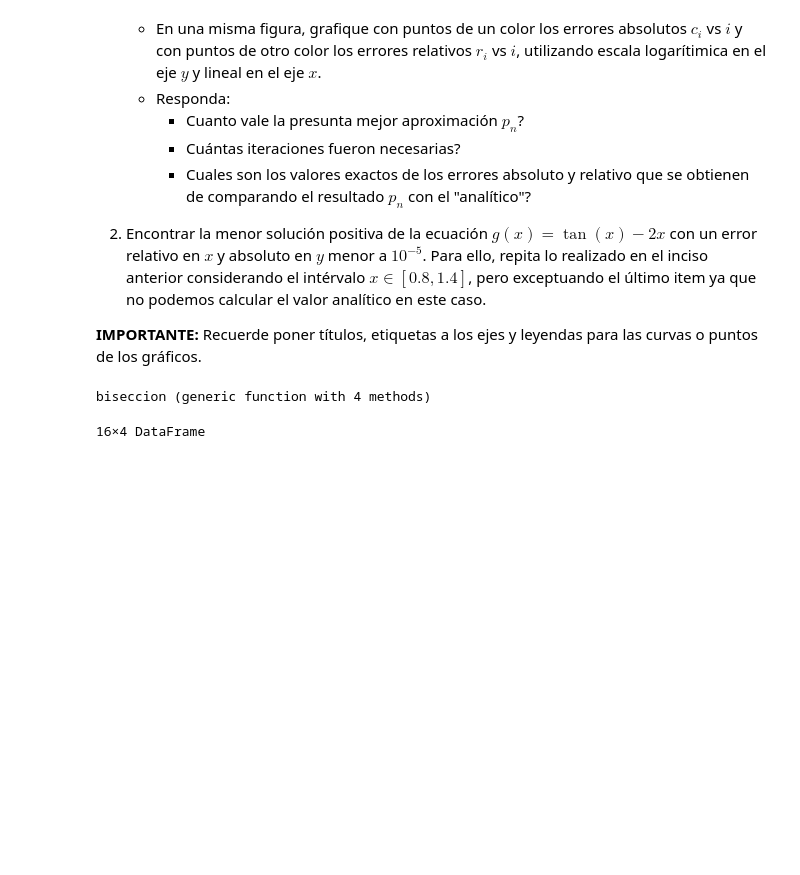
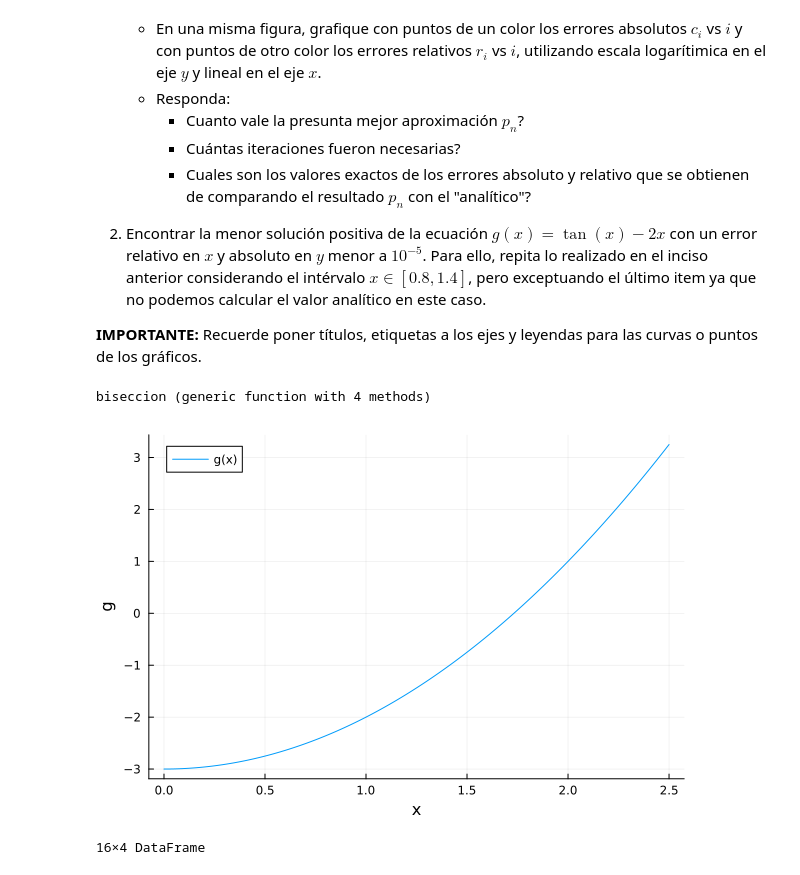
Before and after one commit to martingabrielgomez/Metodos_Numericos, a Jupyter notebook: guia-2-2024.ipynb, the cells around one changed output. Drawn from its saved outputs; the diff is of its cells as text; code cells hidden in the pictures; blank space fills up the shorter version.

```diff
--- a/guia-2-2024.ipynb
+++ b/guia-2-2024.ipynb
@@ -131,9 +128,11 @@ end
 biseccion (generic function with 4 methods)
 # %%
 g(x) = x^2-3
-g(x)= tan(x)-2x
+#g(x)= tan(x)-2x
 
-plot(g,0.8:0.01:1.4,xlabel ="x",ylabel = "g", label = "g(x)")
+plot(g,0:0.01:2.5,xlabel ="x",ylabel = "g", label = "g(x)")
+# %% [output]
+[figure, added]
 # %%
 conv,vect_pi,vect_f,vect_eabs,vect_erel = biseccion(g,[0.8,1.4])
 data = DataFrame(p_i = vect_pi, f_i= vect_f,error_abs = vect_eabs,error_rel = vect_erel)
```
Also changed, not shown: parts of 18 cells of this notebook.
